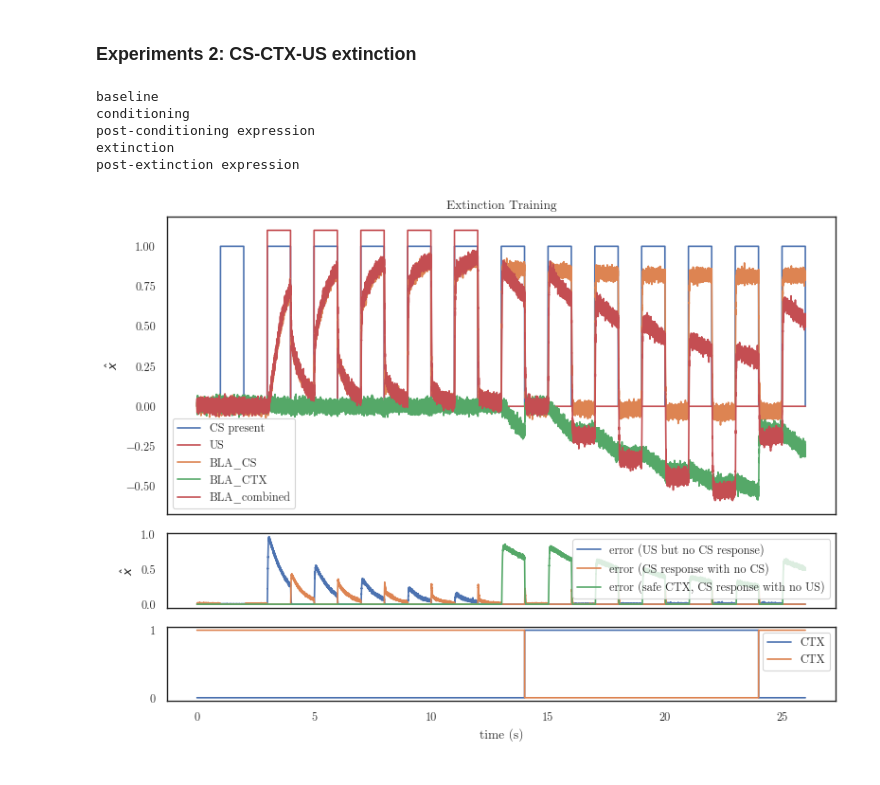
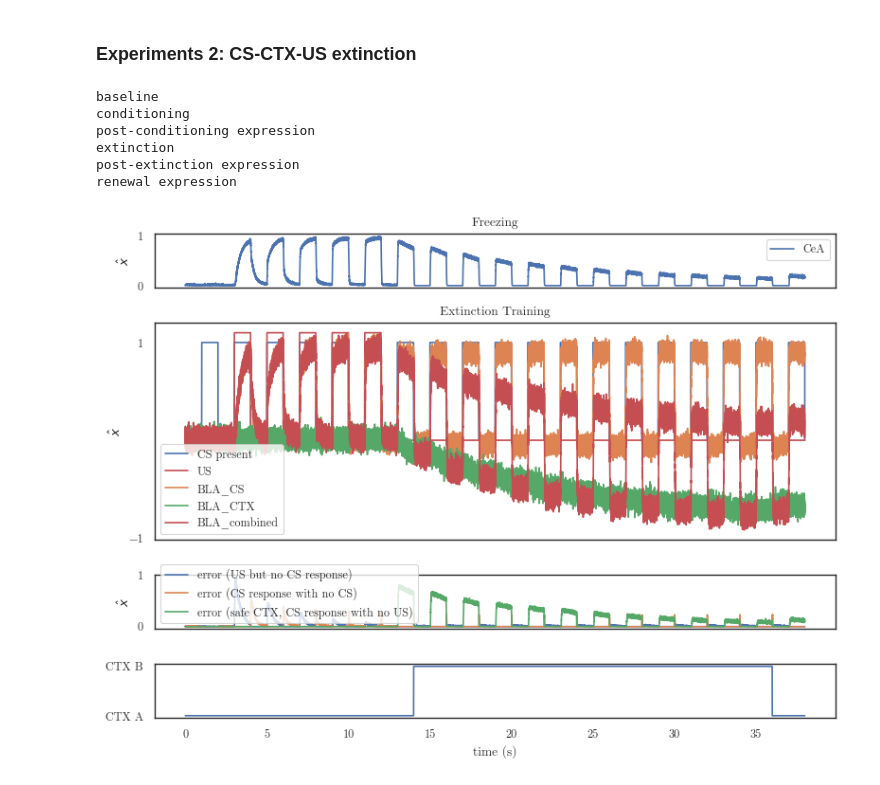
Before and after one commit to psipeter/amygdala, a Jupyter notebook: new.ipynb, the cells around one changed output. Saved outputs shown, nothing was run; the diff lists cells and outputs as text; code cells hidden in the pictures.

```diff
--- a/new.ipynb
+++ b/new.ipynb
@@ -10,7 +10,7 @@ sns.set_palette(palette)
 sns.set(context='paper', style='white', font='CMU Serif')
 # %%
 class Inputs():
-    def __init__(self, nCS=1, nCTX=2, dim_CS=3, dim_CTX=2, seed=0):
+    def __init__(self, nCS=1, nCTX=2, dim_CS=3, dim_CTX=5, seed=0):
         self.rng = np.random.RandomState(seed=seed)
         self.sampler = nengo.dists.UniformHypersphere(surface=True)
         self.dim_CS = dim_CS
@@ -21,8 +21,8 @@ class Inputs():
         self.US = 0
         self.CTX = np.zeros((self.dim_CTX))
         self.CSs = self.sampler.sample(nCS, dim_CS, rng=self.rng)
-#         self.CTXs = self.sampler.sample(nCTX, dim_CTX, rng=self.rng)
-        self.CTXs = np.array([[0,1], [1,0]])
+        self.CTXs = self.sampler.sample(nCTX, dim_CTX, rng=self.rng)
+#         self.CTXs = np.array([[0,1], [1,0]])
     def get_CS(self, t):
         idx = int(t/2) % self.nCS
         applied = True if t%2>1 else False  # 1s of no input, 1s of CS input
@@ -149,7 +194,7 @@ with net:
 # %%
 dt = 0.001
 nCond = 5
-nExt = 5
+nExt = 10
 
 sim = nengo.Simulator(net, dt=dt, progress_bar=False)
 with sim:
@@ -157,6 +202,8 @@ with sim:
     inputs.CTX = inputs.CTXs[0]
     inputs.US = 0
     sim.run(2)
+    T_baseline_inactive = int(1/dt)
+    T_baseline_active = int(2/dt)
     print("conditioning")
     inputs.CTX = inputs.CTXs[0]
     inputs.US = 1
@@ -166,39 +213,57 @@ with sim:
     inputs.CTX = inputs.CTXs[0]
     inputs.US = 0
     sim.run(2)
+    T_expression_cond_inactive = int((2+2*nCond+1)/dt)
+    T_expression_cond_active = int((2+2*nCond+2)/dt)
     print("extinction")
     inputs.CTX = inputs.CTXs[1]
     inputs.US = 0
     for p in range(nExt):
         sim.run(2)
     print("post-extinction expression")
+    inputs.CTX = inputs.CTXs[1]
+    inputs.US = 0
+    sim.run(2)
+    T_expression_ext_inactive = int((2+2*nCond+2+2*nExt+1)/dt)
+    T_expression_ext_active = int((2+2*nCond+2+2*nExt+2)/dt)
+    print("renewal expression")
     inputs.CTX = inputs.CTXs[0]
     inputs.US = 0
     sim.run(2)
+    T_expression_renewal_inactive = int((2+2*nCond+2+2*nExt+2+1)/dt)
+    T_expression_renewal_active = int((2+2*nCond+2+2*nExt+2+2)/dt)
 # %% [output]
 baseline
 conditioning
 post-conditioning expression
 extinction
 post-extinction expression
+renewal expression
 # %%
-fig, axes = plt.subplots(nrows=3, ncols=1, sharex=True, figsize=((8,6)), gridspec_kw={'height_ratios': [4,1,1]})
-axes[0].plot(sim.trange(), np.linalg.norm(sim.data[pCS], ord=2, axis=1), label="CS present")
-axes[0].plot(sim.trange(), 1.1*sim.data[pUS], label="US", c='r')
-axes[0].plot(sim.trange(), sim.data[pBLA][:,0], label="BLA_CS")
-# axes[0].plot(sim.trange(), sim.data[pBLA][:,1], label="BLA_US")
-axes[0].plot(sim.trange(), sim.data[pBLA][:,2], label="BLA_CTX")
-axes[0].plot(sim.trange(), sim.data[pBLA][:,3], label="BLA_combined")
+fig, axes = plt.subplots(nrows=4, ncols=1, sharex=True, figsize=((8,6)), gridspec_kw={'height_ratios': [1,4,1,1]})
+axes[0].plot(sim.trange(), sim.data[pCeA], label="CeA")
+# axes[0].plot(sim.trange(), sim.data[pLA][:,0] + sim.data[pBLA][:,2], label="diff")
+axes[0].set(yticks=((0, 1)), ylabel=r"$\hat{x}$", title="Freezing")
 axes[0].legend()
-axes[0].set(ylabel=r"$\hat{x}$", title="Extinction Training")
-axes[1].plot(sim.trange(), sim.data[pError_CS], label="error (US but no CS response)")
-axes[1].plot(sim.trange(), sim.data[pError_noCS], label="error (CS response with no CS)")
-axes[1].plot(sim.trange(), sim.data[pError_CTX], label="error (safe CTX, CS response with no US)")
+axes[1].plot(sim.trange(), np.linalg.norm(sim.data[pCS], ord=2, axis=1), label="CS present")
+axes[1].plot(sim.trange(), 1.1*sim.data[pUS], label="US", c='r')
+axes[1].plot(sim.trange(), sim.data[pBLA][:,0], label="BLA_CS")
+# axes[1].plot(sim.trange(), sim.data[pBLA][:,1], label="BLA_US")
+axes[1].plot(sim.trange(), sim.data[pBLA][:,2], label="BLA_CTX")
+axes[1].plot(sim.trange(), sim.data[pBLA][:,3], label="BLA_combined")
 axes[1].legend()
-axes[1].set(ylabel=r"$\hat{x}$")
-axes[2].plot(sim.trange(), sim.data[pCTX], label="CTX")
-axes[2].set(xlabel="time (s)", yticks=((0,1)))
+axes[1].set(yticks=((-1,1)), ylabel=r"$\hat{x}$", title="Extinction Training")
+axes[2].plot(sim.trange(), sim.data[pError_CS], label="error (US but no CS response)")
+axes[2].plot(sim.trange(), sim.data[pError_noCS], label="error (CS response with no CS)")
+axes[2].plot(sim.trange(), sim.data[pError_CTX], label="error (safe CTX, CS response with no US)")
 axes[2].legend()
+axes[2].set(ylabel=r"$\hat{x}$")
+ctxA_idx = np.where(sim.data[pCTX]==inputs.CTXs[0])[0]
+ctxB_idx = np.where(sim.data[pCTX]==inputs.CTXs[1])[0]
+ctx_signal = np.zeros((sim.trange().shape[0]))
+ctx_signal[ctxB_idx] = 1
+axes[3].plot(sim.trange(), ctx_signal, label="CTX")
+axes[3].set(xlabel="time (s)", yticks=((0,1)), yticklabels=(("CTX A", "CTX B")))
 plt.tight_layout()
 # %% [output]
-[figure, old version]
+[figure, new version]
```
Also changed, not shown: parts of 18 cells of this notebook.
